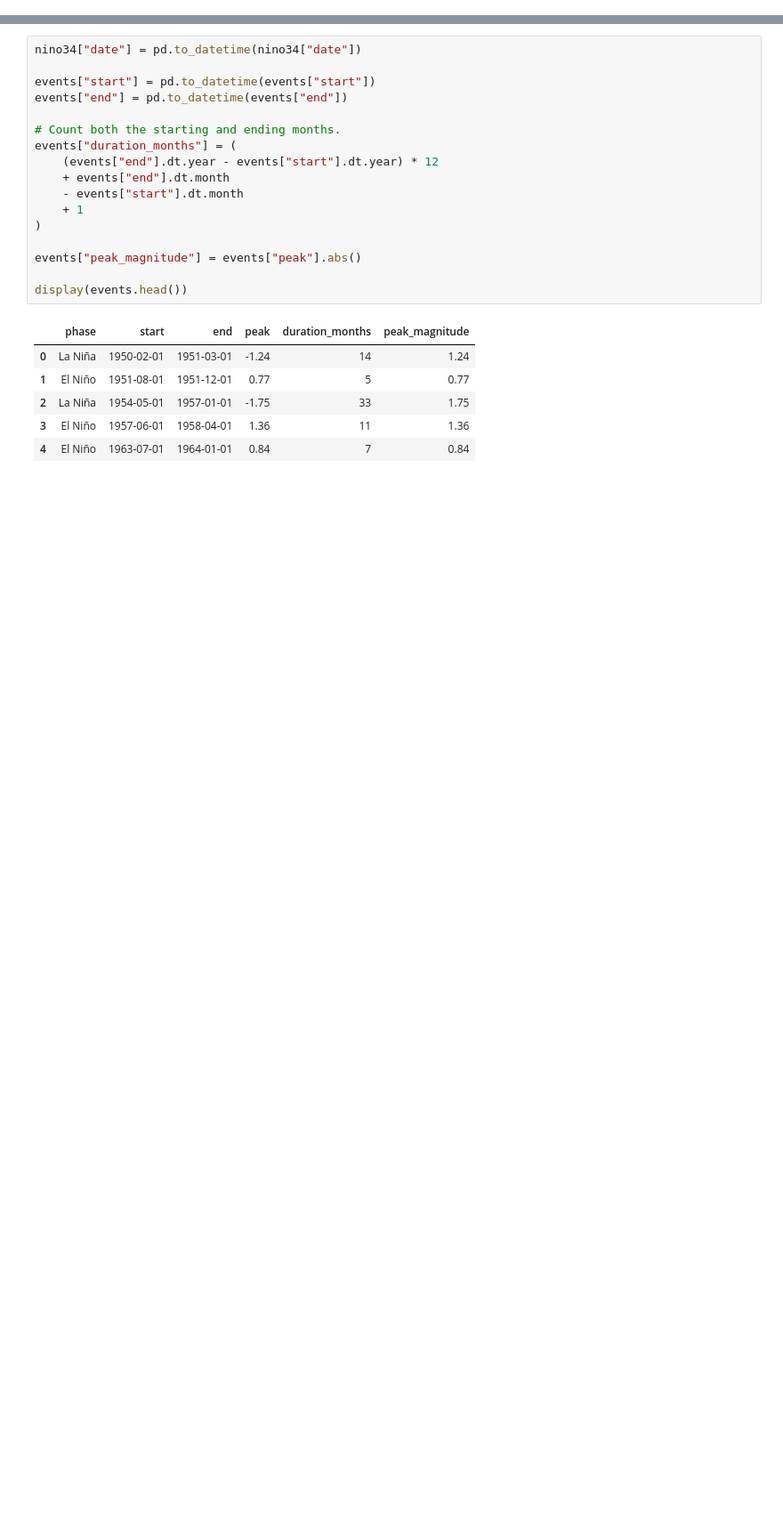
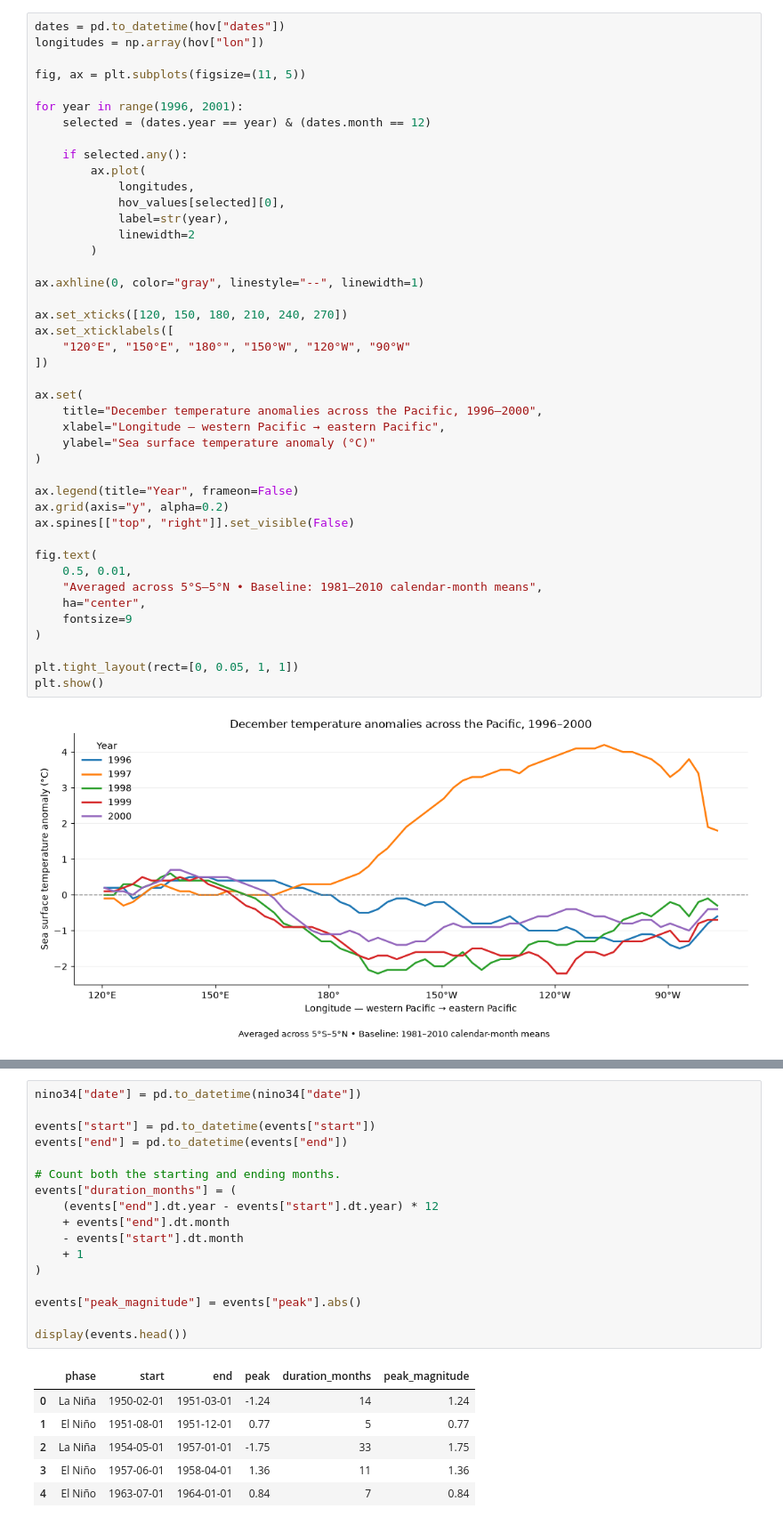
Before and after one commit to justinjames1793/dsc106-proj3, a Jupyter notebook: notebooks/emiliano_data_viz.ipynb, the cells around one changed output, grey strips where cells are left out. Shown at 89% size. Drawn from its saved outputs; the diff is of its cells as text; blank space fills up the shorter version.

```diff
--- a/notebooks/emiliano_data_viz.ipynb
+++ b/notebooks/emiliano_data_viz.ipynb
@@ -21,0 +106,45 @@ display(nino34.head())
+# %%
+dates = pd.to_datetime(hov["dates"])
+longitudes = np.array(hov["lon"])
+
+fig, ax = plt.subplots(figsize=(11, 5))
+
+for year in range(1996, 2001):
+    selected = (dates.year == year) & (dates.month == 12)
+
+    if selected.any():
+        ax.plot(
+            longitudes,
+            hov_values[selected][0],
+            label=str(year),
+            linewidth=2
+        )
+
+ax.axhline(0, color="gray", linestyle="--", linewidth=1)
+
+ax.set_xticks([120, 150, 180, 210, 240, 270])
+ax.set_xticklabels([
+    "120°E", "150°E", "180°", "150°W", "120°W", "90°W"
+])
+
+ax.set(
+    title="December temperature anomalies across the Pacific, 1996–2000",
+    xlabel="Longitude — western Pacific → eastern Pacific",
+    ylabel="Sea surface temperature anomaly (°C)"
+)
+
+ax.legend(title="Year", frameon=False)
+ax.grid(axis="y", alpha=0.2)
+ax.spines[["top", "right"]].set_visible(False)
+
+fig.text(
+    0.5, 0.01,
+    "Averaged across 5°S–5°N • Baseline: 1981–2010 calendar-month means",
+    ha="center",
+    fontsize=9
+)
+
+plt.tight_layout(rect=[0, 0.05, 1, 1])
+plt.show()
+# %% [output]
+[figure, added]
```
Also changed, not shown: parts of 12 cells of this notebook.
